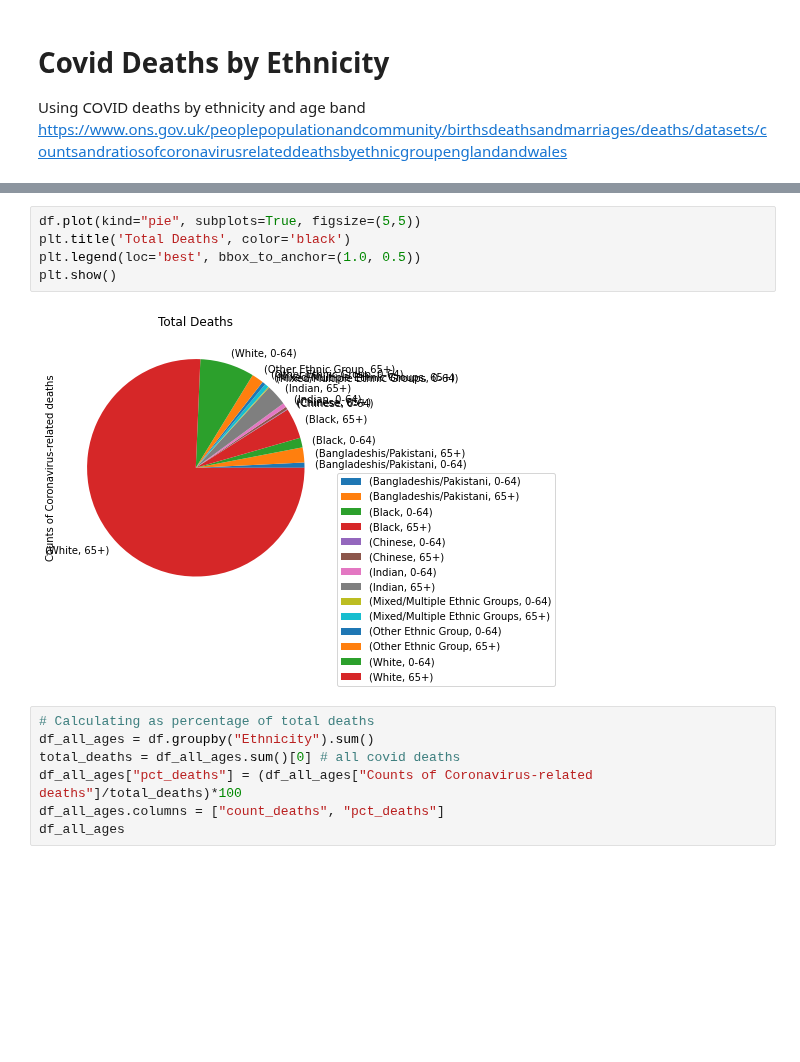
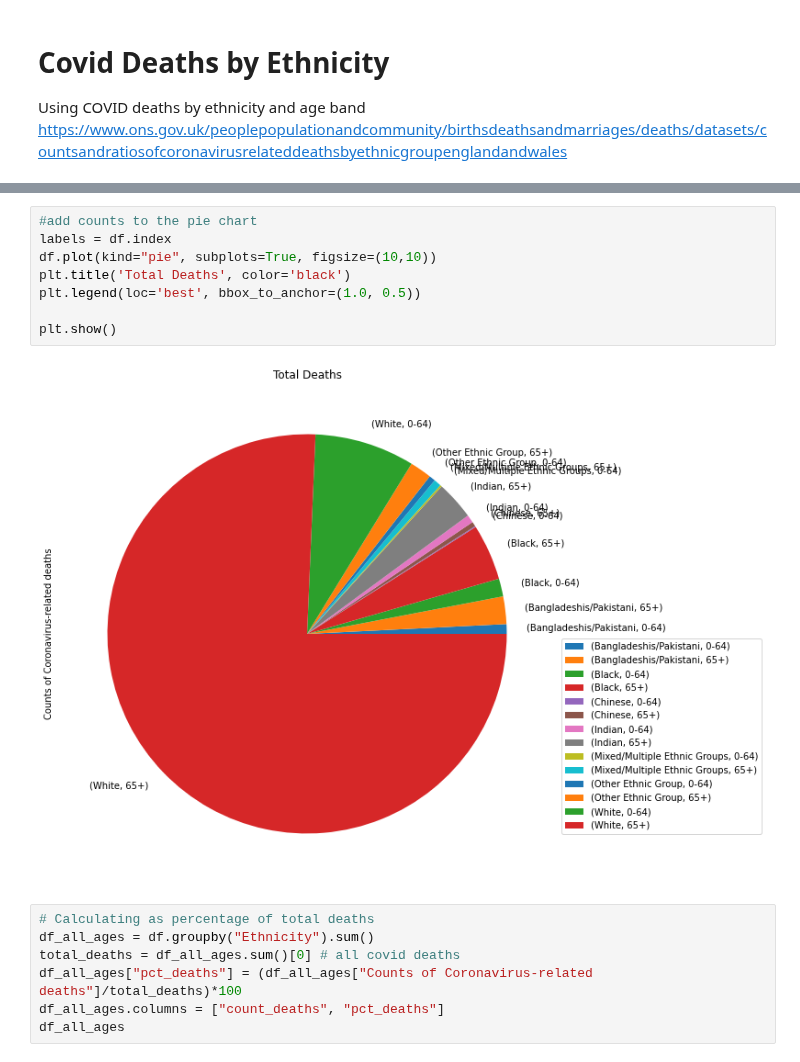
Before and after one commit to Quotennial/covid_bame, a Jupyter notebook: notebooks/simpsons_paradox.ipynb, the cells around one changed output, grey strips where cells are left out. Drawn from its saved outputs; the diff is of its cells as text; blank space fills up the shorter version.

```diff
--- a/notebooks/simpsons_paradox.ipynb
+++ b/notebooks/simpsons_paradox.ipynb
@@ -102,10 +110,13 @@ df
 # %%
-df.plot(kind="pie", subplots=True, figsize=(5,5))
+#add counts to the pie chart
+labels = df.index
+df.plot(kind="pie", subplots=True, figsize=(10,10))
 plt.title('Total Deaths', color='black')
 plt.legend(loc='best', bbox_to_anchor=(1.0, 0.5))
+
 plt.show()
 # %% [output]
-[figure, old version]
+[figure, new version]
 # %%
 # Calculating as percentage of total deaths
 df_all_ages = df.groupby("Ethnicity").sum()
```
Also changed, not shown: parts of 6 cells of this notebook, 2 other files.
